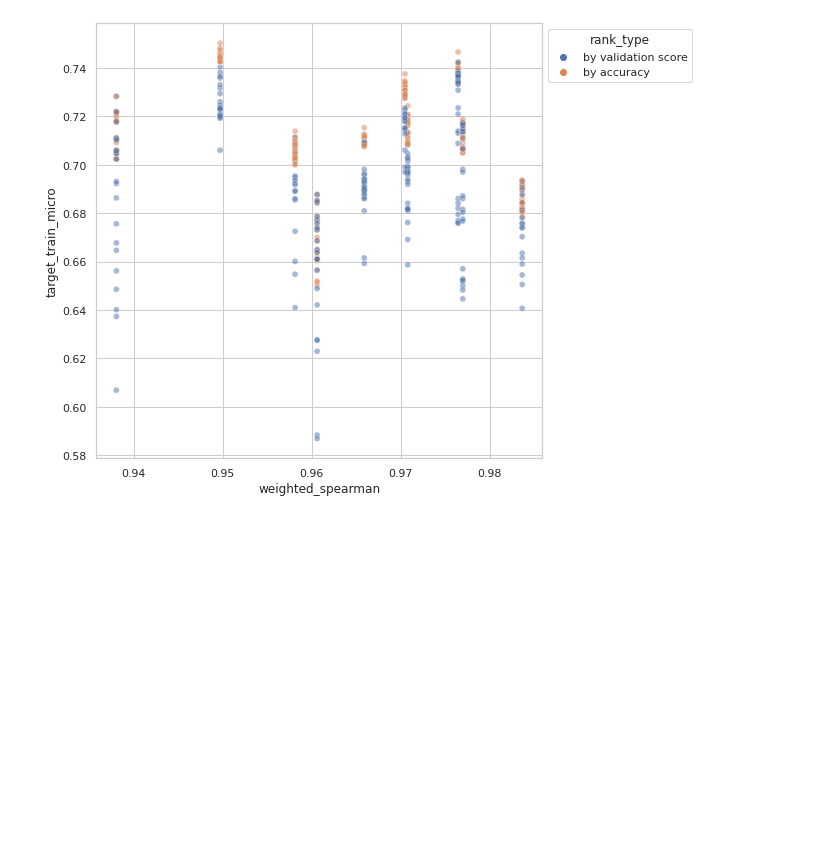
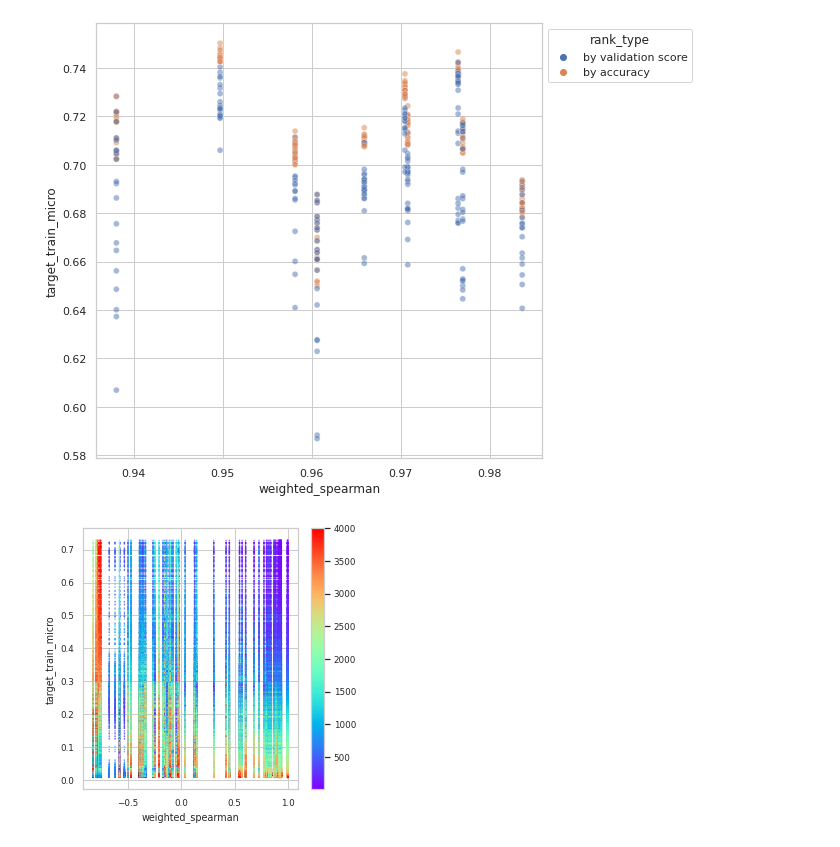
Before and after one commit to KevinMusgrave/powerful-benchmarker, a Jupyter notebook: notebooks/PlotCorrVsAcc.ipynb, the cells around one changed output. Cells and saved outputs as stored; diff of their text form; code cells hidden in the pictures; blank space fills up the shorter version.

```diff
--- a/notebooks/PlotCorrVsAcc.ipynb
+++ b/notebooks/PlotCorrVsAcc.ipynb
@@ -186,5 +186,5 @@ best_validators = [
 mask = False
 for adapter, validator in best_validators:
     mask |= (corr["adapter"] == adapter) & (corr["unified_validator"] == validator)
-corr = corr[mask]
+corr_best_validators = corr[mask]
 # %%
@@ -197,11 +197,24 @@ plot_corr_vs_true_and_predicted(best, 20, corr_name)
 # %% [output]
 [figure]
 # %%
-best_by_score = get_global_ranks(corr.copy(), "score")
-best_by_acc = get_global_ranks(corr.copy(), TARGET_ACCURACY)
+best_by_score = get_global_ranks(corr_best_validators.copy(), "score")
+best_by_acc = get_global_ranks(corr_best_validators.copy(), TARGET_ACCURACY)
 best_by_score["rank_type"] = "by validation score"
 best_by_acc["rank_type"] = "by accuracy"
 best = pd.concat([best_by_score, best_by_acc], axis=0)
 plot_corr_vs_true_and_predicted(best, 20, corr_name)
 # %% [output]
 [figure]
+# %%
+for a in corr["adapter"].unique():
+    one_adapter = corr[corr["adapter"] == a]
+    best_by_score = get_global_ranks(one_adapter, "score")
+    _scatter_plot(
+        df=best_by_score,
+        x=corr_name,
+        y=TARGET_ACCURACY,
+        c="rank",
+    )
+    break
+# %% [output]
+[figure, added]
```
Also changed, not shown: parts of 2 cells of this notebook, 1 other file.
